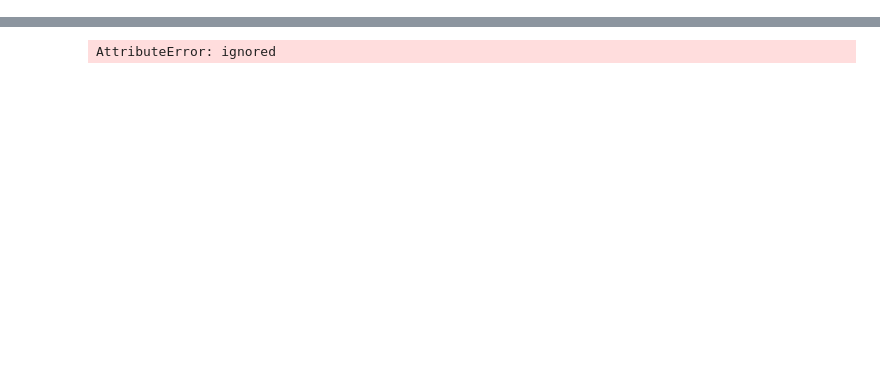
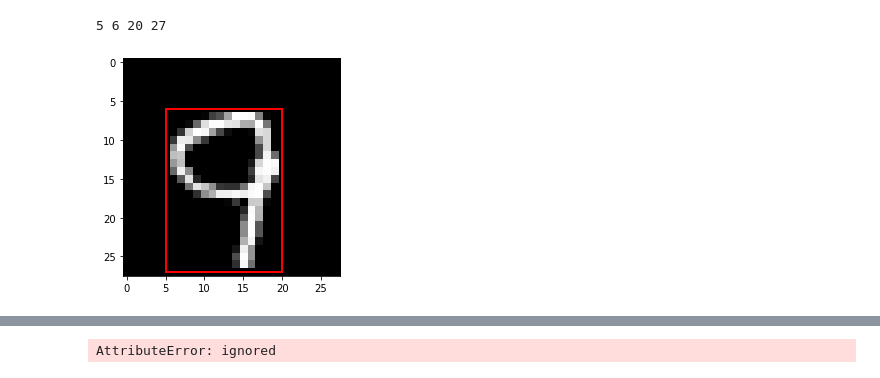
Before and after one commit to lorenzobazzana/MNIST-NN-with-localization, a Jupyter notebook: standard_nn.ipynb, the cells around one changed output, grey strips where cells are left out. Drawn from its saved outputs; the diff is of its cells as text; code cells hidden in the pictures; blank space fills up the shorter version.

```diff
--- a/standard_nn.ipynb
+++ b/standard_nn.ipynb
@@ -27,0 +45,34 @@ plt.show()
+# %%
+def find_bbox(img):
+    found_x = found_y = -1
+    for i in range(28):
+        for j in range(28):
+            if img[i][j] != 0:
+                if(found_y == -1):
+                    found_y = i
+                if(found_x == -1 or j < found_x):
+                    found_x = j
+    x_start, y_start = found_x, found_y
+    found_x = found_y = -1
+
+    for i in range(27, -1, -1):
+        for j in range(27, -1, -1):
+            if img[i][j] != 0:
+                if(found_y == -1):
+                    found_y = i
+                if(found_x == -1 or j > found_x):
+                    found_x = j
+
+    return (x_start-1, y_start-1, found_x+1, found_y+1)
+# %%
+xs, ys, xe, ye = find_bbox(torchvision.transforms.PILToTensor()(sample_img)[0])
+print(xs, ys, xe, ye)
+
+fig, ax = plt.subplots()
+ax.imshow(sample_img, cmap='gray', vmin=0, vmax=255)
+rect = patches.Rectangle((xs, ys), xe-xs, ye-ys, linewidth=2, edgecolor='r', facecolor='none')
+ax.add_patch(rect)
+plt.show()
+# %% [output]
+5 6 20 27
+[figure, added]
```
Also changed, not shown: parts of 4 cells of this notebook.
